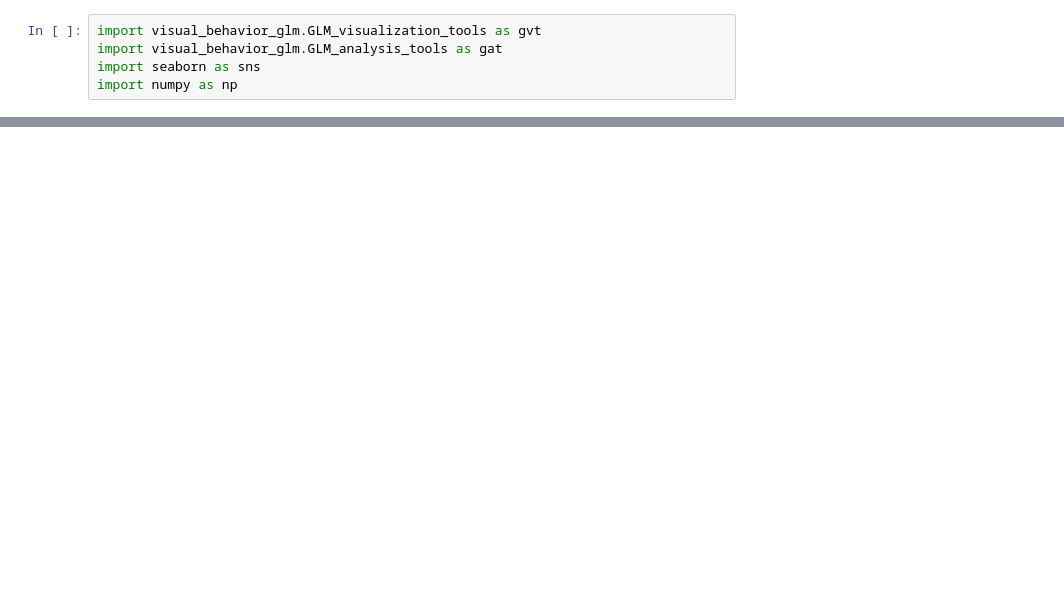
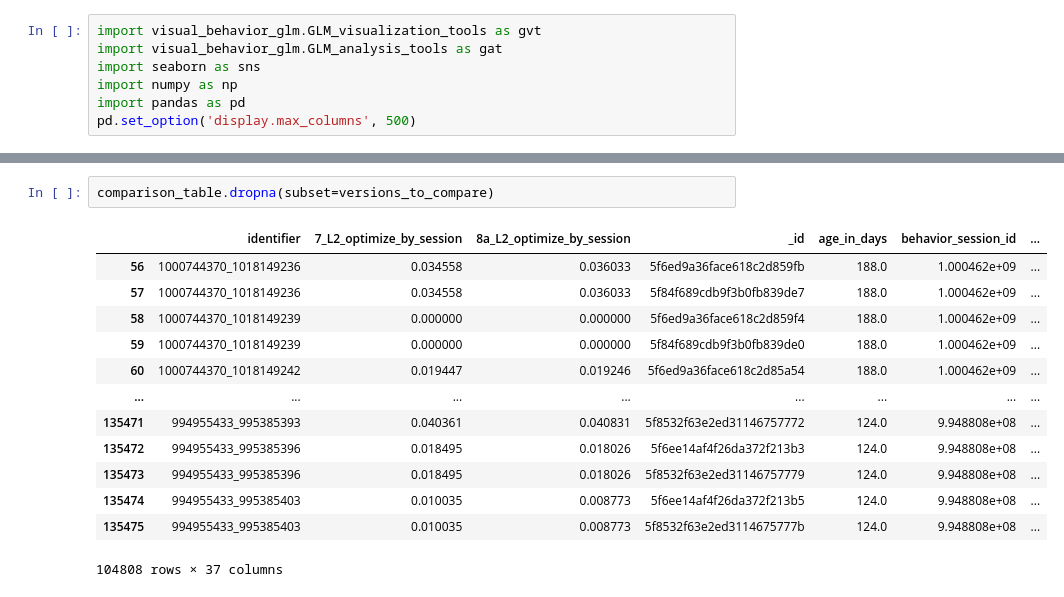
Before and after one commit to AllenInstitute/visual_behavior_glm, a Jupyter notebook: notebooks/2020.09.30_glm_comparison_scatterplot_example.ipynb, the cells around one changed output, grey strips where cells are left out. Drawn from its saved outputs; the diff is of its cells as text; blank space fills up the shorter version.

```diff
--- a/notebooks/2020.09.30_glm_comparison_scatterplot_example.ipynb
+++ b/notebooks/2020.09.30_glm_comparison_scatterplot_example.ipynb
@@ -3,3 +3,5 @@ import visual_behavior_glm.GLM_visualization_tools as gvt
 import visual_behavior_glm.GLM_analysis_tools as gat
 import seaborn as sns
 import numpy as np
+import pandas as pd
+pd.set_option('display.max_columns', 500)
@@ -16 +26,17 @@ Wall time: 1min 57s
+# %%
+comparison_table.dropna(subset=versions_to_compare)
+# %% [output]
+|  | identifier | 7_L2_optimize_by_session | 8a_L2_optimize_by_session | _id | age_in_days | behavior_session_id | ... |
+| 56 | 1000744370_1018149236 | 0.034558 | 0.036033 | 5f6ed9a36face618c2d859fb | 188.0 | 1.000462e+09 | ... |
+| 57 | 1000744370_1018149236 | 0.034558 | 0.036033 | 5f84f689cdb9f3b0fb839de7 | 188.0 | 1.000462e+09 | ... |
+| 58 | 1000744370_1018149239 | 0.000000 | 0.000000 | 5f6ed9a36face618c2d859f4 | 188.0 | 1.000462e+09 | ... |
+| 59 | 1000744370_1018149239 | 0.000000 | 0.000000 | 5f84f689cdb9f3b0fb839de0 | 188.0 | 1.000462e+09 | ... |
+| 60 | 1000744370_1018149242 | 0.019447 | 0.019246 | 5f6ed9a36face618c2d85a54 | 188.0 | 1.000462e+09 | ... |
+| ... | ... | ... | ... | ... | ... | ... | ... |
+| 135471 | 994955433_995385393 | 0.040361 | 0.040831 | 5f8532f63e2ed31146757772 | 124.0 | 9.948808e+08 | ... |
+| 135472 | 994955433_995385396 | 0.018495 | 0.018026 | 5f6ee14af4f26da372f213b3 | 124.0 | 9.948808e+08 | ... |
+| 135473 | 994955433_995385396 | 0.018495 | 0.018026 | 5f8532f63e2ed31146757779 | 124.0 | 9.948808e+08 | ... |
+| 135474 | 994955433_995385403 | 0.010035 | 0.008773 | 5f6ee14af4f26da372f213b5 | 124.0 | 9.948808e+08 | ... |
+| 135475 | 994955433_995385403 | 0.010035 | 0.008773 | 5f8532f63e2ed3114675777b | 124.0 | 9.948808e+08 | ... |
+104808 rows × 37 columns
 # %%
```
Also changed, not shown: parts of 20 cells of this notebook, 6 other files.
